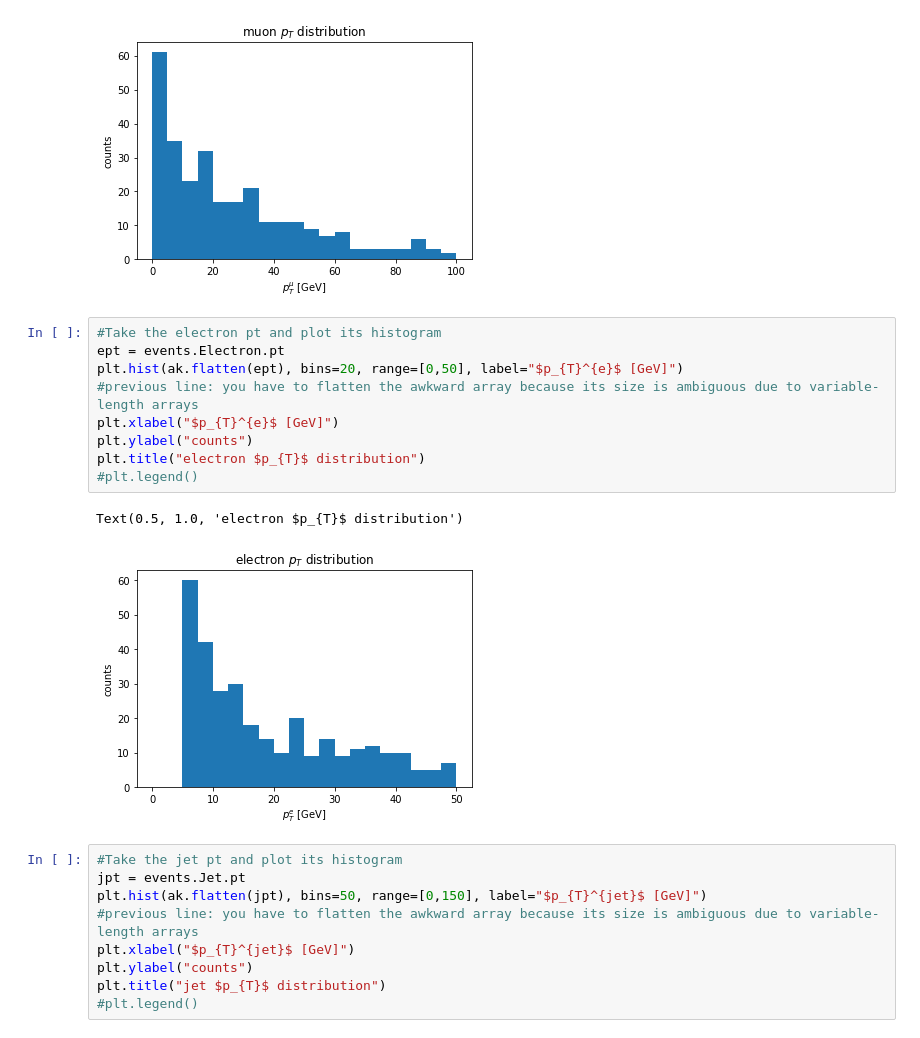
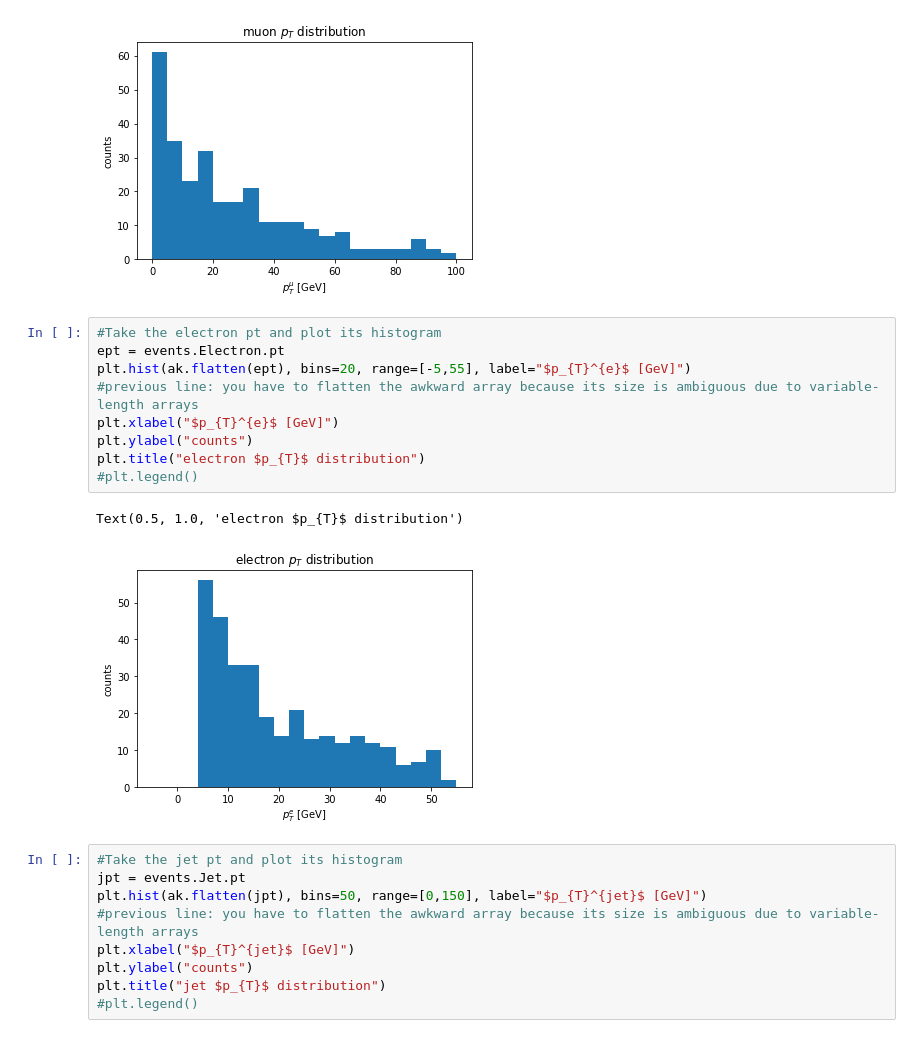
Before and after one commit to rdelliga/coffea, a Jupyter notebook: WPLEPWMHADjj_plot.ipynb, the cells around one changed output. Drawn from its saved outputs; the diff is of its cells as text.

```diff
--- a/WPLEPWMHADjj_plot.ipynb
+++ b/WPLEPWMHADjj_plot.ipynb
@@ -94,15 +95,15 @@ Text(0.5, 1.0, 'muon $p_{T}$ distribution')
 # %%
 #Take the electron pt and plot its histogram
 ept = events.Electron.pt
-plt.hist(ak.flatten(ept), bins=20, range=[0,50], label="$p_{T}^{e}$ [GeV]")
+plt.hist(ak.flatten(ept), bins=20, range=[-5,55], label="$p_{T}^{e}$ [GeV]")
 #previous line: you have to flatten the awkward array because its size is ambiguous due to variable-length arrays
 plt.xlabel("$p_{T}^{e}$ [GeV]")
 plt.ylabel("counts")
 plt.title("electron $p_{T}$ distribution")
 #plt.legend()
 # %% [output]
 Text(0.5, 1.0, 'electron $p_{T}$ distribution')
-[figure, old version]
+[figure, new version]
 # %%
 #Take the jet pt and plot its histogram
 jpt = events.Jet.pt
```
Also changed, not shown: parts of 7 cells of this notebook.
